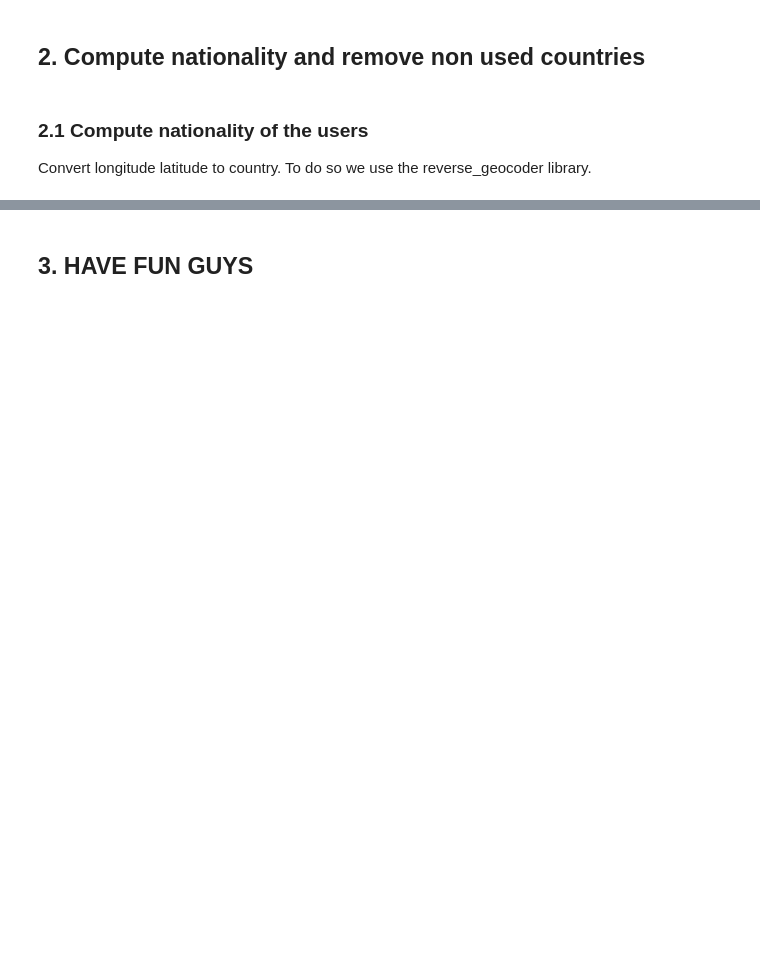
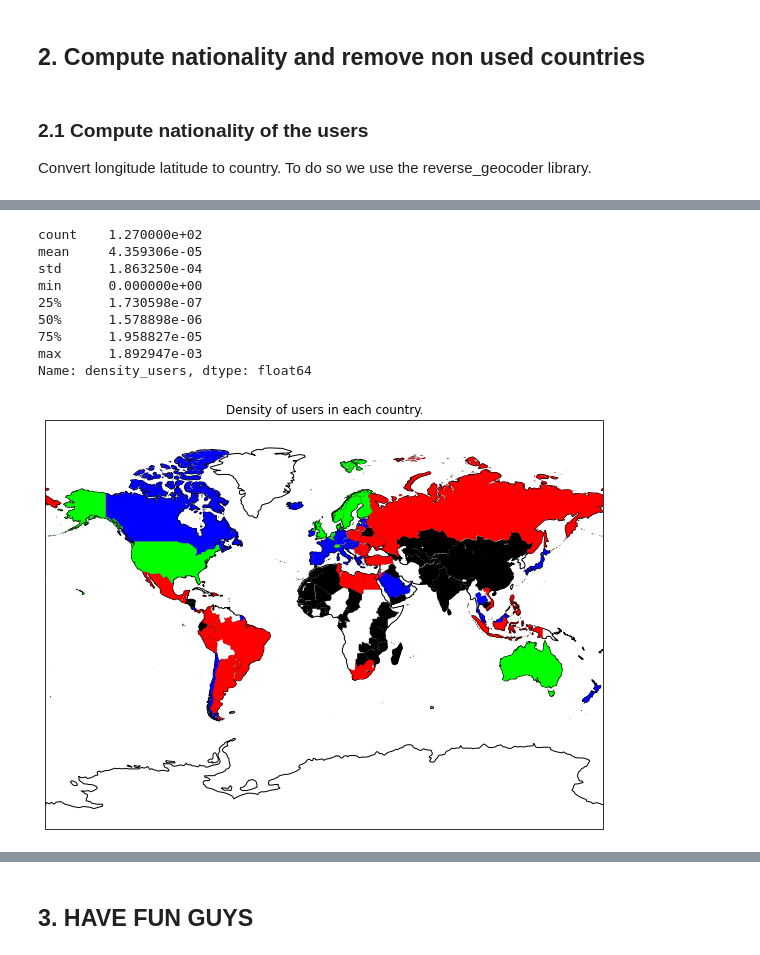
Before and after one commit to asreva/ada-2020-project-milestone-p3-p3_ada-dream-team, a Jupyter notebook: friendship_and_home_position.ipynb, the cells around one changed output, grey strips where cells are left out. Drawn from its saved outputs; the diff is of its cells as text; code cells hidden in the pictures; blank space fills up the shorter version.

```diff
--- a/friendship_and_home_position.ipynb
+++ b/friendship_and_home_position.ipynb
@@ -519,0 +518,33 @@ countries_features_clean.sample(4)
+# %%
+# Plot the density distribution (add Alpha 3 just for the plot)
+temp = countries_features_temp
+temp['alpha3_name'] = temp.country.apply(lambda name: do_fuzzy_search(name))
+
+#Plot the countries that are in our dataset (!takes some time)
+fig = plt.figure(figsize=(10, 8))
+ax = plt.axes(projection=ccrs.Miller())
+ax.add_feature(cfeature.COASTLINE)
+
+for index, t in temp.iterrows() :
+    color = (0,0,0)
+    if(t.density_users > 1e-4):
+        color = (0,1,0)
+    elif(t.density_users > 1e-5):
+        color = (0,0,1)
+    elif(t.density_users > 1e-6):
+        color = (1,0,0)
+    area(ax, t.alpha3_name, color)
+
+plt.title("Density of users in each country.")
+print(temp.density_users.describe())
+# %% [output]
+count    1.270000e+02
+mean     4.359306e-05
+std      1.863250e-04
+min      0.000000e+00
+25%      1.730598e-07
+50%      1.578898e-06
+75%      1.958827e-05
+max      1.892947e-03
+Name: density_users, dtype: float64
+[figure, added]
```
Also changed, not shown: parts of 14 cells of this notebook.
